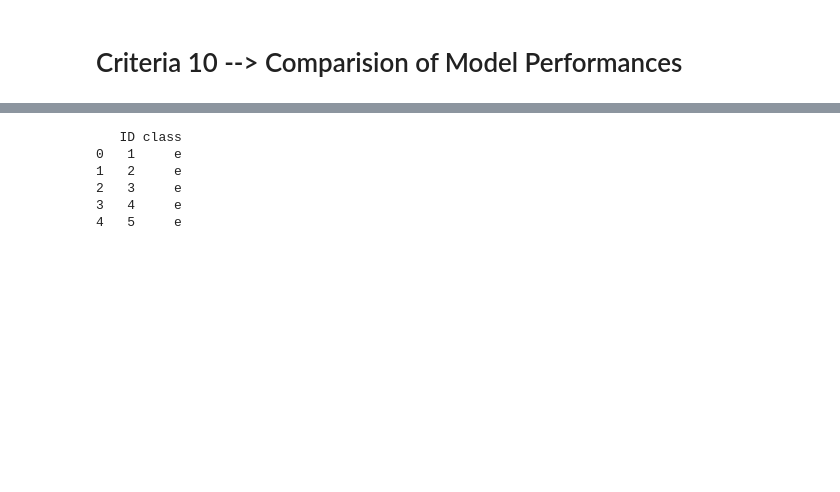
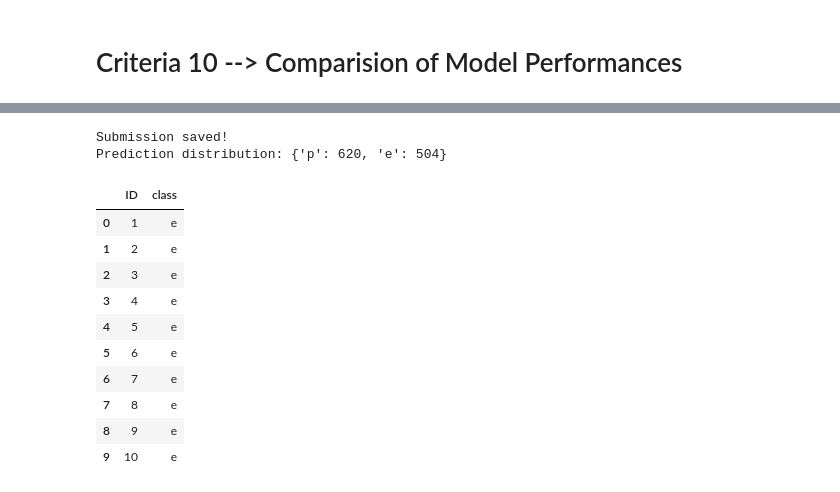
Before and after one commit to ShivamBirla-24/Algo8-Clone, a Jupyter notebook: notebook2403345f6a.ipynb, the cells around one changed output, grey strips where cells are left out. Saved outputs shown, nothing was run; the diff lists cells and outputs as text; code cells hidden in the pictures; blank space fills up the shorter version.

```diff
--- a/notebook2403345f6a.ipynb
+++ b/notebook2403345f6a.ipynb
@@ -373,5 +230,2 @@ Encoded X_train shape: (7000, 98)
-# %%
-le = LabelEncoder()
-y_train_encoded = pd.DataFrame(le.fit_transform(y_train))
 # %% [markdown]
 # Criteria 8 --> Model Building
@@ -483,0 +248,15 @@ Tuning Complete!
+# %%
+# Soft-voting ensemble: combines probability estimates from both models
+# This is more robust than any single model
+rf = RandomForestClassifier(n_estimators=500, max_features='sqrt', random_state=42, n_jobs=-1)
+et = ExtraTreesClassifier(n_estimators=500,   max_features='sqrt', random_state=42, n_jobs=-1)
+
+ensemble = VotingClassifier(
+    estimators=[('rf', rf), ('et', et)],
+    voting='soft',
+    n_jobs=-1
+)
+
+cv_scores = cross_val_score(ensemble, X_enc, y_enc, cv=skf, scoring='accuracy')
+print(f"Ensemble 5-Fold CV: {cv_scores}")
+print(f"Mean Accuracy: {cv_scores.mean():.6f}")
@@ -512,23 +295,26 @@ Naive Bayes: 100.000%
 # %%
-final_model = best_models["Random Forest"]
-final_model.fit(X_train, y_train.values.ravel())
+# Fit on full training data and predict
+ensemble.fit(X_enc, y_enc)
+test_preds  = ensemble.predict(Xt_enc)
+final_labels = le.inverse_transform(test_preds)
 
-test_predictions = final_model.predict(X_test)
-
-final_labels = le.inverse_transform(test_predictions)
-
-submission = pd.DataFrame({
-    'ID': id,
-    'class': final_labels
-})
-
+submission = pd.DataFrame({'ID': id_col.values, 'class': final_labels})
 submission.to_csv('mushroom_submission.csv', index=False)
 
-print(submission.head())
+print("Submission saved!")
+print(f"Prediction distribution: {pd.Series(final_labels).value_counts().to_dict()}")
+submission.head(10)
 # %% [output]
-   ID class
-0   1     e
-1   2     e
-2   3     e
-3   4     e
-4   5     e
+Submission saved!
+Prediction distribution: {'p': 620, 'e': 504}
+|  | ID | class |
+| 0 | 1 | e |
+| 1 | 2 | e |
+| 2 | 3 | e |
+| 3 | 4 | e |
+| 4 | 5 | e |
+| 5 | 6 | e |
+| 6 | 7 | e |
+| 7 | 8 | e |
+| 8 | 9 | e |
+| 9 | 10 | e |
```
Also changed, not shown: parts of 32 cells of this notebook.
